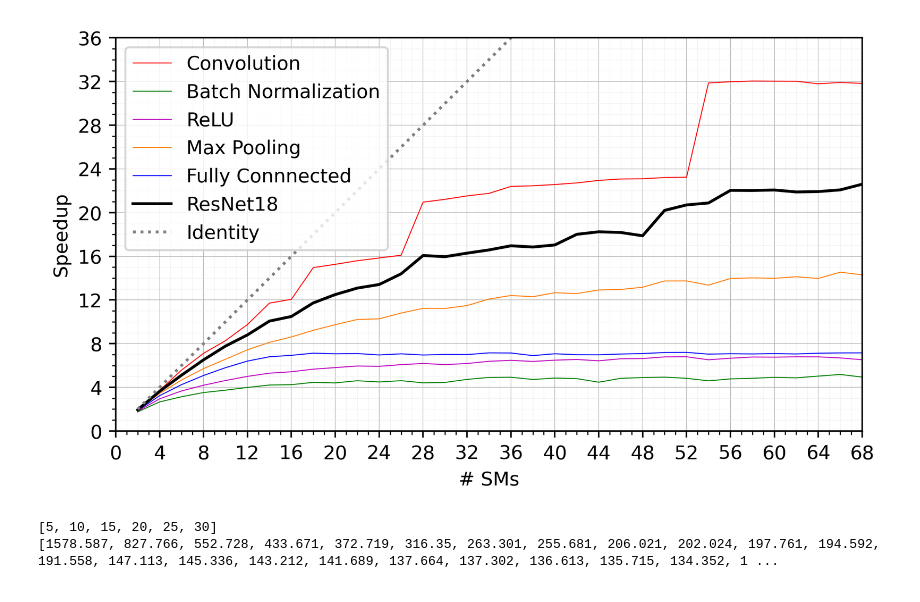
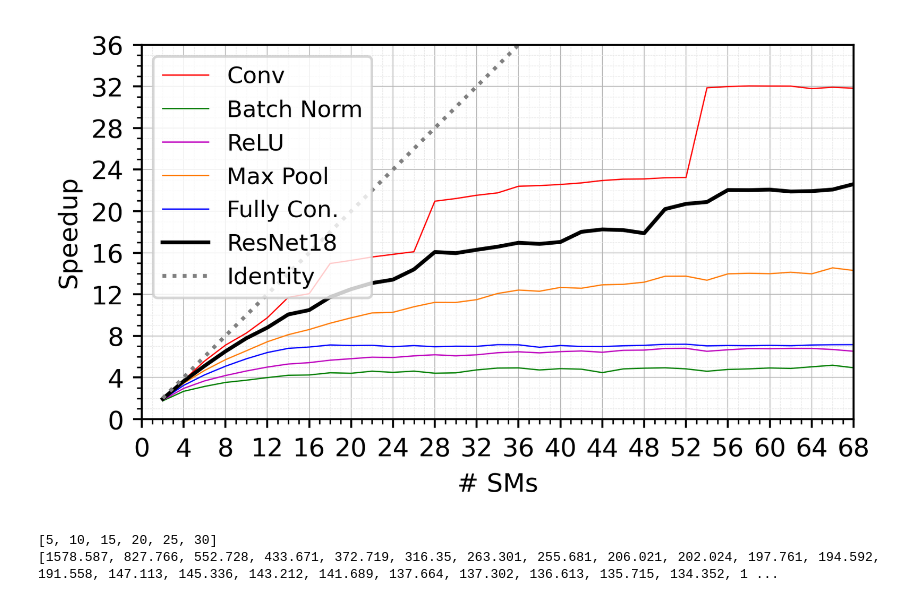
Before and after one commit to AmirFB/DARIS, a Jupyter notebook: speedup.ipynb, the cells around one changed output. Cells and saved outputs as stored; diff of their text form; code cells hidden in the pictures.

```diff
--- a/speedup.ipynb
+++ b/speedup.ipynb
@@ -44,7 +44,7 @@ for i in range(count):
     su[i] = toSpeedup(y[i])
 # %%
 height = 36
-plt.figure(figsize=(7, 7 * height / 68), dpi= 400)
+plt.figure(figsize=(5, 5 * height / 68), dpi= 400)
 
 plt.plot(x, su[0], color='r', linewidth=0.5)
 plt.plot(x, su[2], color='g', linewidth=0.5)
@@ -52,40 +52,40 @@ plt.plot(x, su[3], color='m', linewidth=0.5)
 plt.plot(x, su[4], color='tab:orange', linestyle='-', linewidth=0.5)
 plt.plot(x, su[1], color='b', linestyle='-', linewidth=0.5)
 plt.plot(x, su[5], color='k', linewidth=1.5)
 
 id = []
 for i in range(2, (len(x) * 2) + 1, 3):
     id.append(i)
 
 plt.plot(id, id, linestyle ='dotted', color='0.5')
 xticks = list(range(0, 69, 4))
 
 plt.xticks(xticks)
 plt.yticks(range(0, 69, 4))
 
 plt.xlim(0, 68)
 plt.ylim(0, height)
 
 plt.grid(visible=True, which='minor', color='0.9', linestyle='--', linewidth=0.2)
 plt.grid(visible=True, which='major', color='0.7', linestyle='-', linewidth=0.3)
 
 plt.xlabel('# SMs')
 plt.ylabel('Speedup')
 
 plt.minorticks_on()
 
 plt.legend([
-    'Convolution',
-    'Batch Normalization',
+    'Conv',
+    'Batch Norm',
     'ReLU',
-    'Max Pooling',
-    'Fully Connnected',
+    'Max Pool',
+    'Fully Con.',
     'ResNet18',
-    'Identity'])
-#     , prop={'size': 6}, loc='upper left')
+    'Identity']
+    , prop={'size': 9}, loc='upper left')
 plt.show()
 # %% [output]
-[figure, old version]
+[figure, new version]
 # %%
 count = 5
 x = list(range(5, 31, 5))
```
Also changed, not shown: parts of 8 cells of this notebook, 57 other files.
